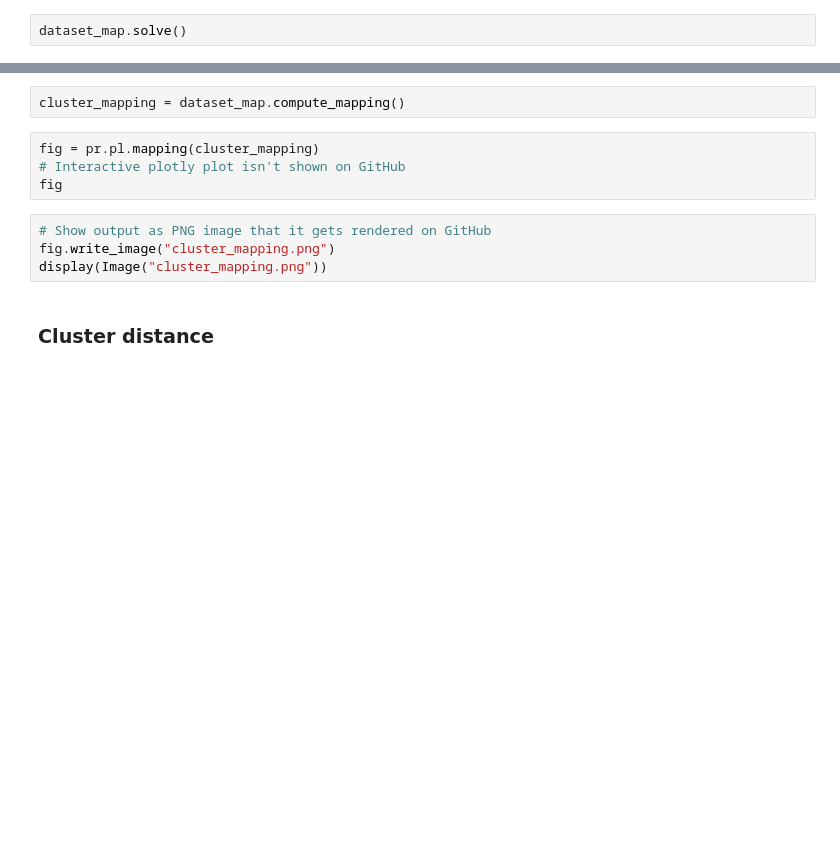
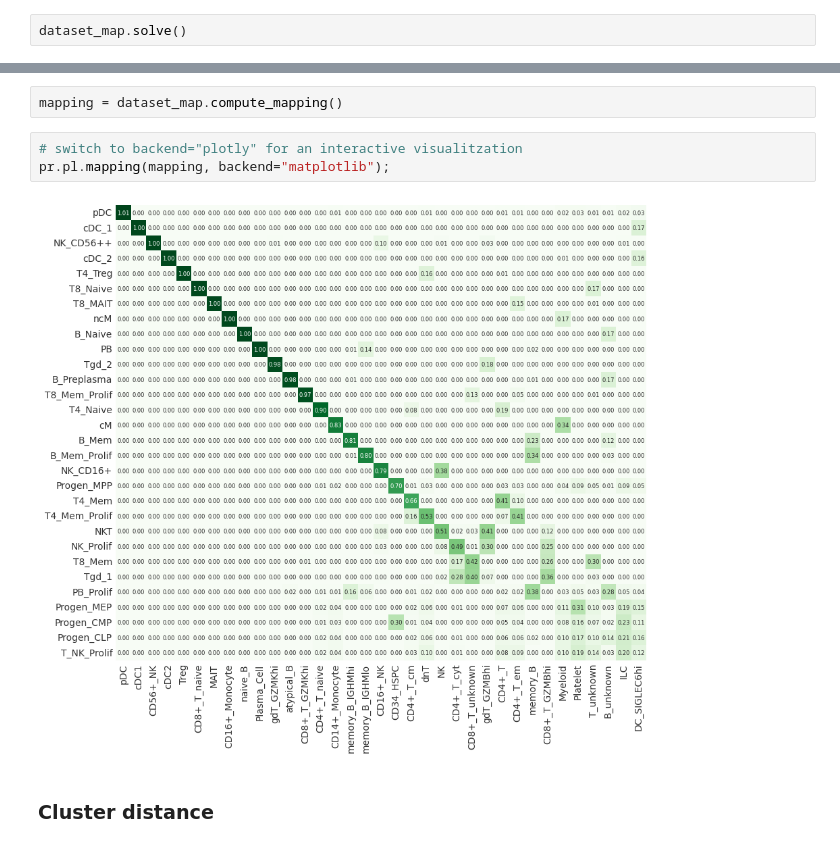
Before and after one commit to cellannotation/pairOT, a Jupyter notebook: docs/notebooks/Tutorial.ipynb, the cells around one changed output, grey strips where cells are left out. Saved outputs shown, nothing was run; the diff lists cells and outputs as text; blank space fills up the shorter version.

```diff
--- a/docs/notebooks/Tutorial.ipynb
+++ b/docs/notebooks/Tutorial.ipynb
@@ -306,13 +324,10 @@ This the main output of SConnect, the cluster_mapping matrix shows where the cel
 # %%
-cluster_mapping = dataset_map.compute_mapping()
+mapping = dataset_map.compute_mapping()
 # %%
-fig = pr.pl.mapping(cluster_mapping)
-# Interactive plotly plot isn't shown on GitHub
-fig
+# switch to backend="plotly" for an interactive visualitzation
+pr.pl.mapping(mapping, backend="matplotlib");
+# %% [output]
+[figure, added]
-# %%
-# Show output as PNG image that it gets rendered on GitHub
-fig.write_image("cluster_mapping.png")
-display(Image("cluster_mapping.png"))
 # %% [markdown]
 ### Cluster distance
 # %% [markdown]
```
Also changed, not shown: parts of 26 cells of this notebook, 1 other file.
